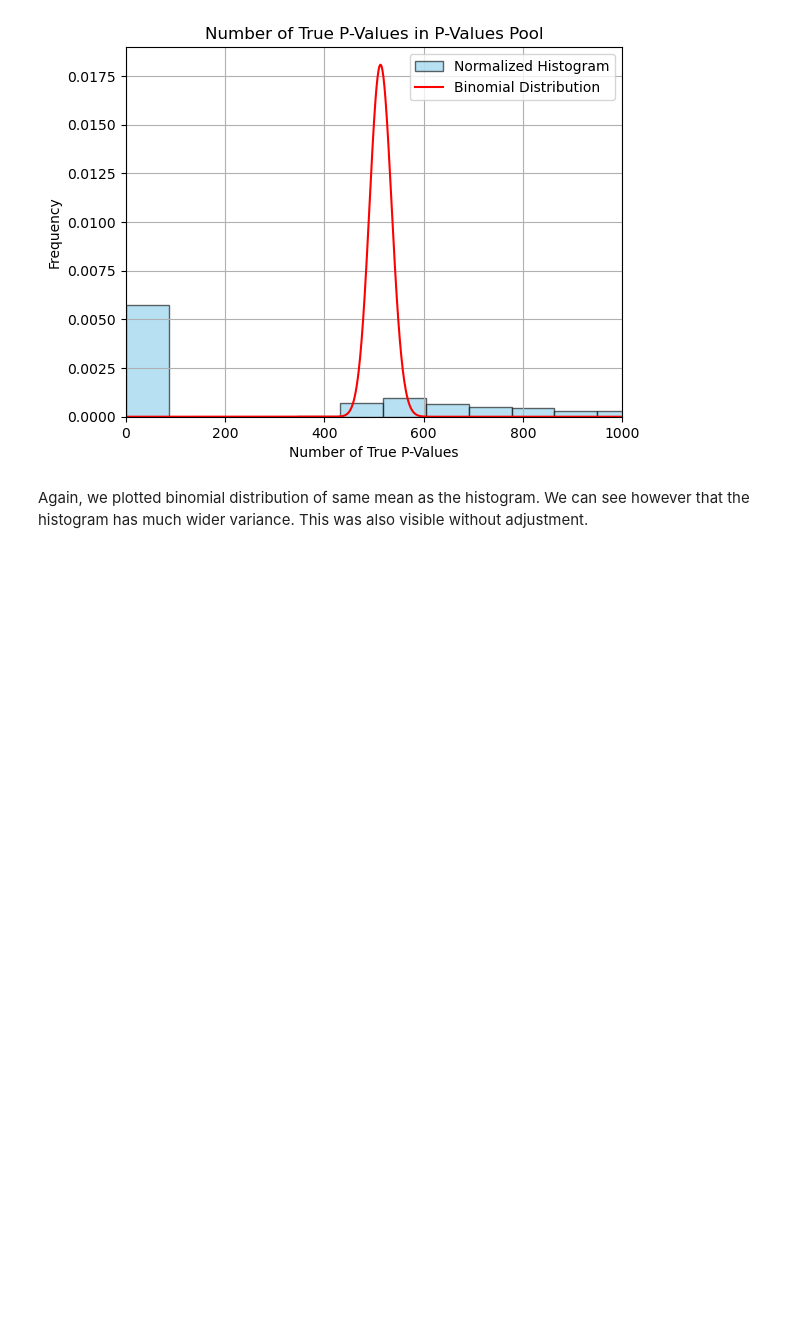
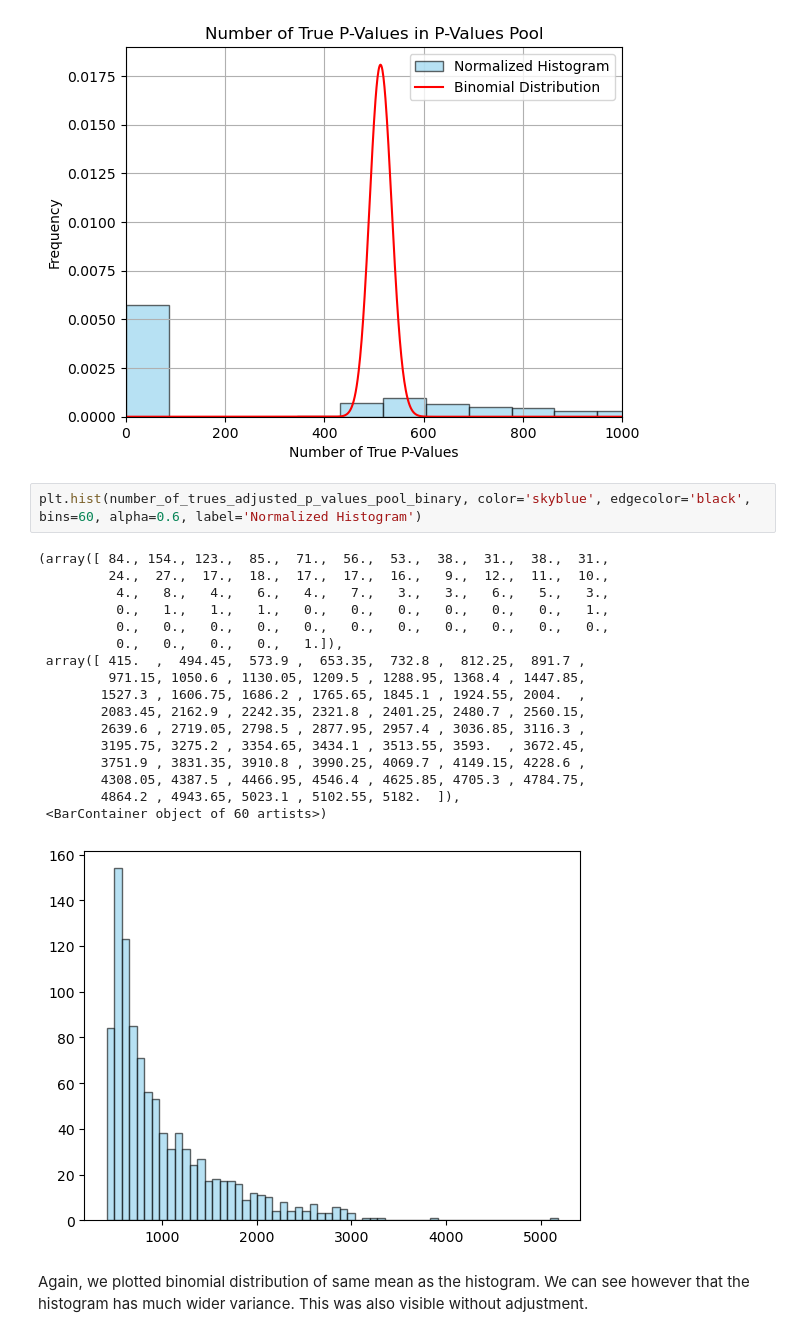
Before and after one commit to uio-bmi/fdr_under_dependencies, a Jupyter notebook: exlporatory_analyses/p_values_analyses.ipynb, the cells around one changed output. Drawn from its saved outputs; the diff is of its cells as text; blank space fills up the shorter version.

```diff
--- a/exlporatory_analyses/p_values_analyses.ipynb
+++ b/exlporatory_analyses/p_values_analyses.ipynb
@@ -291,6 +297,26 @@ plt.xlim(0, 1000)  #zoom in
 plt.show()
 # %% [output]
 [figure]
+# %%
+plt.hist(number_of_trues_adjusted_p_values_pool_binary, color='skyblue', edgecolor='black', bins=60, alpha=0.6, label='Normalized Histogram')
+# %% [output]
+(array([ 84., 154., 123.,  85.,  71.,  56.,  53.,  38.,  31.,  38.,  31.,
+         24.,  27.,  17.,  18.,  17.,  17.,  16.,   9.,  12.,  11.,  10.,
+          4.,   8.,   4.,   6.,   4.,   7.,   3.,   3.,   6.,   5.,   3.,
+          0.,   1.,   1.,   1.,   0.,   0.,   0.,   0.,   0.,   0.,   1.,
+          0.,   0.,   0.,   0.,   0.,   0.,   0.,   0.,   0.,   0.,   0.,
+          0.,   0.,   0.,   0.,   1.]),
+ array([ 415.  ,  494.45,  573.9 ,  653.35,  732.8 ,  812.25,  891.7 ,
+         971.15, 1050.6 , 1130.05, 1209.5 , 1288.95, 1368.4 , 1447.85,
+        1527.3 , 1606.75, 1686.2 , 1765.65, 1845.1 , 1924.55, 2004.  ,
+        2083.45, 2162.9 , 2242.35, 2321.8 , 2401.25, 2480.7 , 2560.15,
+        2639.6 , 2719.05, 2798.5 , 2877.95, 2957.4 , 3036.85, 3116.3 ,
+        3195.75, 3275.2 , 3354.65, 3434.1 , 3513.55, 3593.  , 3672.45,
+        3751.9 , 3831.35, 3910.8 , 3990.25, 4069.7 , 4149.15, 4228.6 ,
+        4308.05, 4387.5 , 4466.95, 4546.4 , 4625.85, 4705.3 , 4784.75,
+        4864.2 , 4943.65, 5023.1 , 5102.55, 5182.  ]),
+ <BarContainer object of 60 artists>)
+[figure, added]
 # %% [markdown]
 Again, we plotted binomial distribution of same mean as the histogram. We can see however that the histogram has much wider variance. This was also visible without adjustment.
 # %%
```
Also changed, not shown: parts of 2 cells of this notebook, 2 other files.
